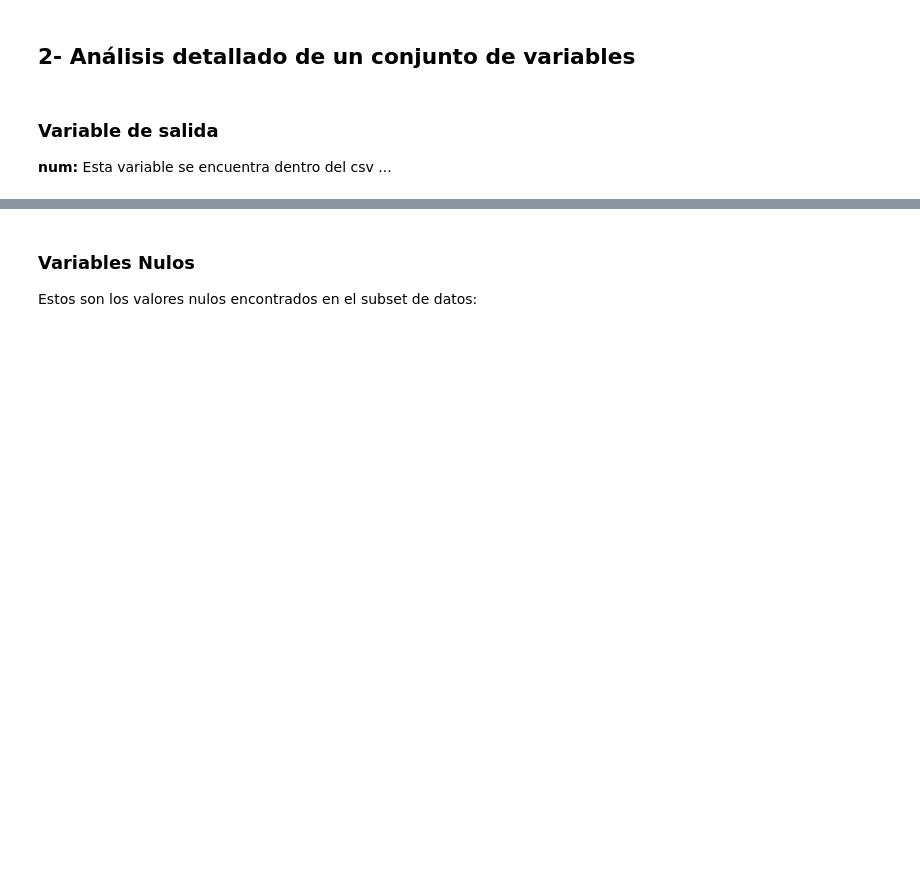
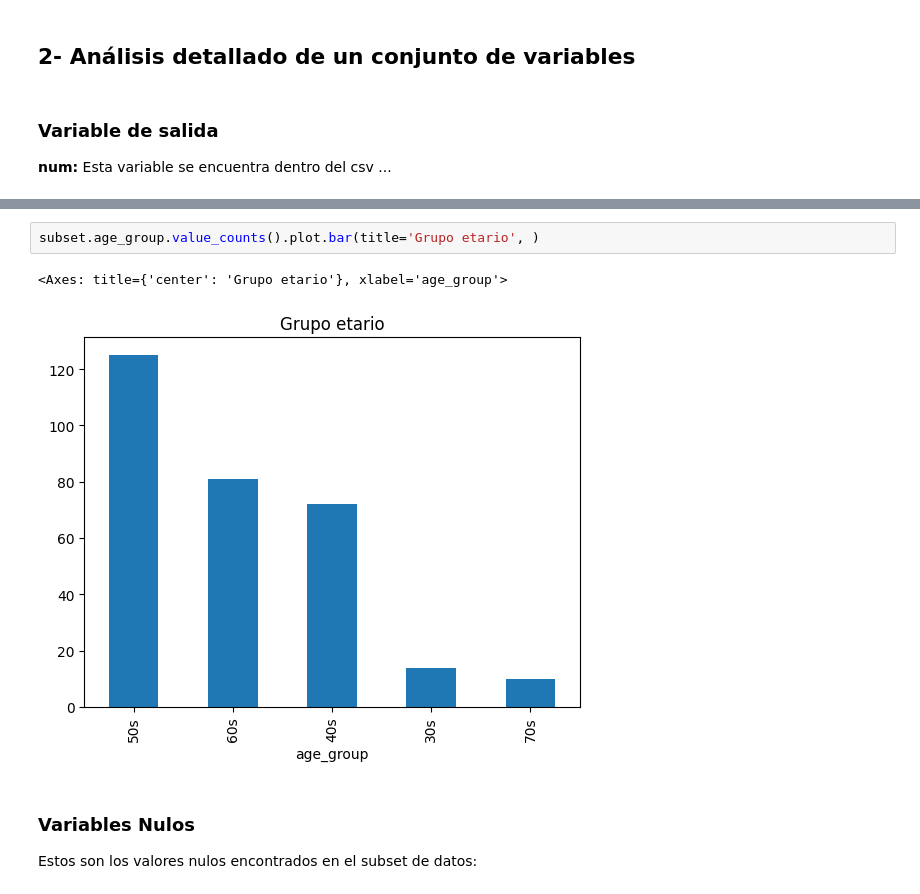
Before and after one commit to IgnacioLopez04/TP_ML_Bellotti_Lopez_Trinchieri, a Jupyter notebook: TP1_ML.ipynb, the cells around one changed output, grey strips where cells are left out. Saved outputs shown, nothing was run; the diff lists cells and outputs as text; blank space fills up the shorter version.

```diff
--- a/TP1_ML.ipynb
+++ b/TP1_ML.ipynb
@@ -58,3 +116,8 @@ subset.num.value_counts().plot.bar(title='num')
+# %%
+subset.age_group.value_counts().plot.bar(title='Grupo etario', )
+# %% [output]
+<Axes: title={'center': 'Grupo etario'}, xlabel='age_group'>
+[figure, added]
 # %% [markdown]
 ### Variables Nulos
 Estos son los valores nulos encontrados en el subset de datos:
```
Also changed, not shown: parts of 15 cells of this notebook.
